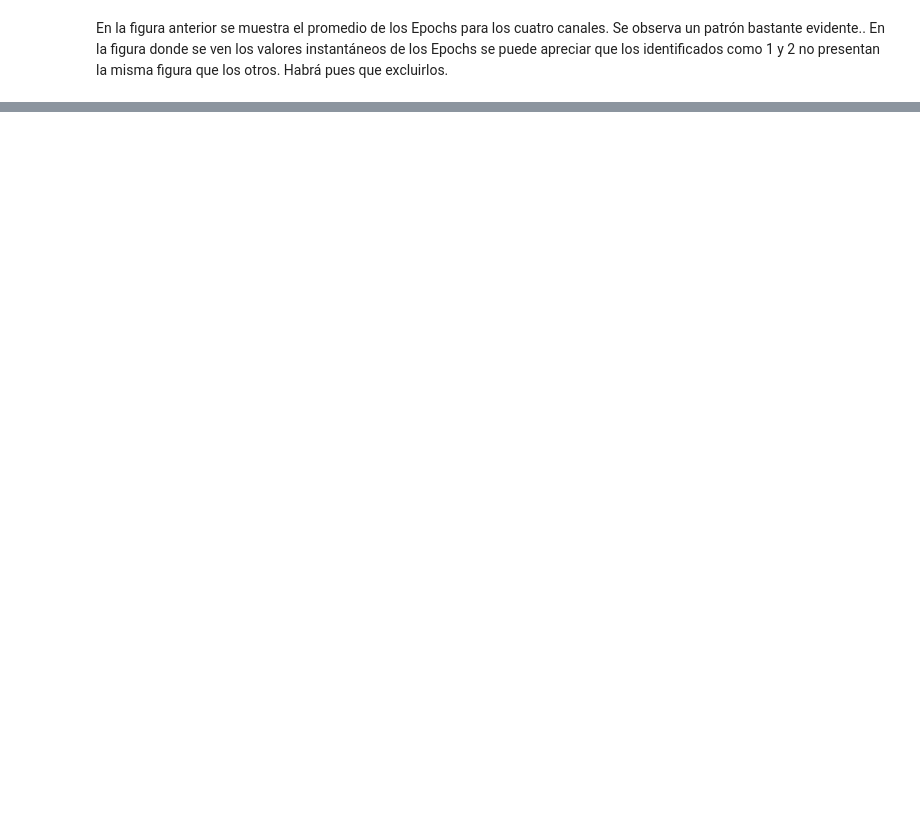
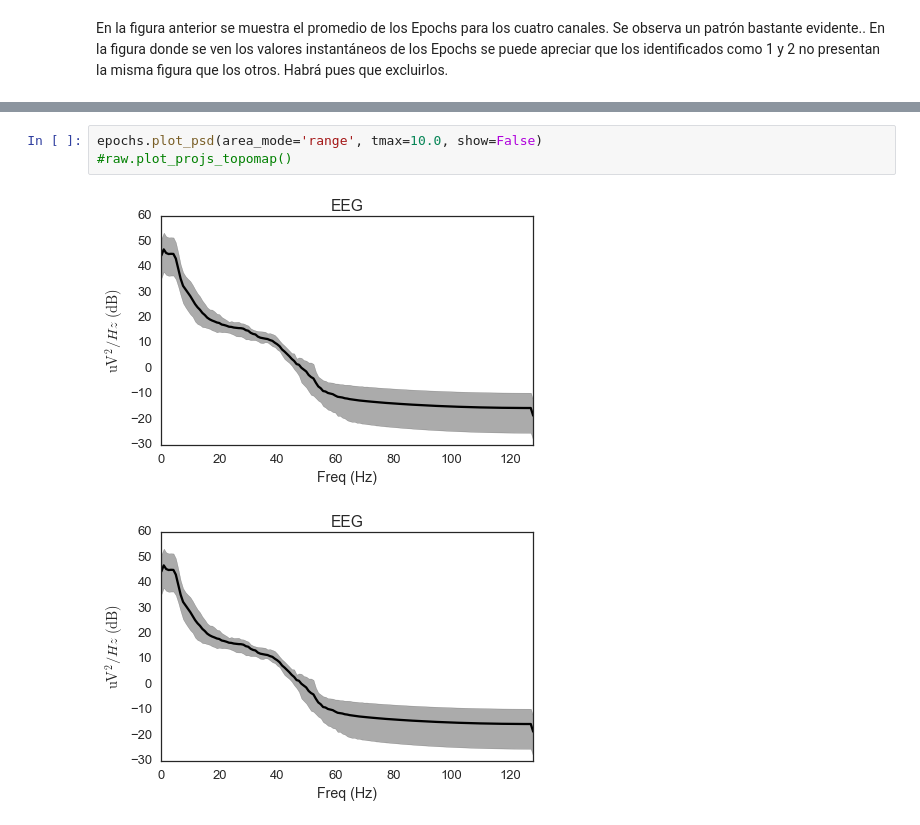
Before and after one commit to matiya/muse-signal-classifier, a Jupyter notebook: notebook/draft.ipynb, the cells around one changed output, grey strips where cells are left out. Cells and saved outputs as stored; diff of their text form; blank space fills up the shorter version.

```diff
--- a/notebook/draft.ipynb
+++ b/notebook/draft.ipynb
@@ -131,0 +154,6 @@ len(epochs)
+# %%
+epochs.plot_psd(area_mode='range', tmax=10.0, show=False)
+#raw.plot_projs_topomap()
+# %% [output]
+[figure, added]
+[figure, added]
```
Also changed, not shown: parts of 16 cells of this notebook.
